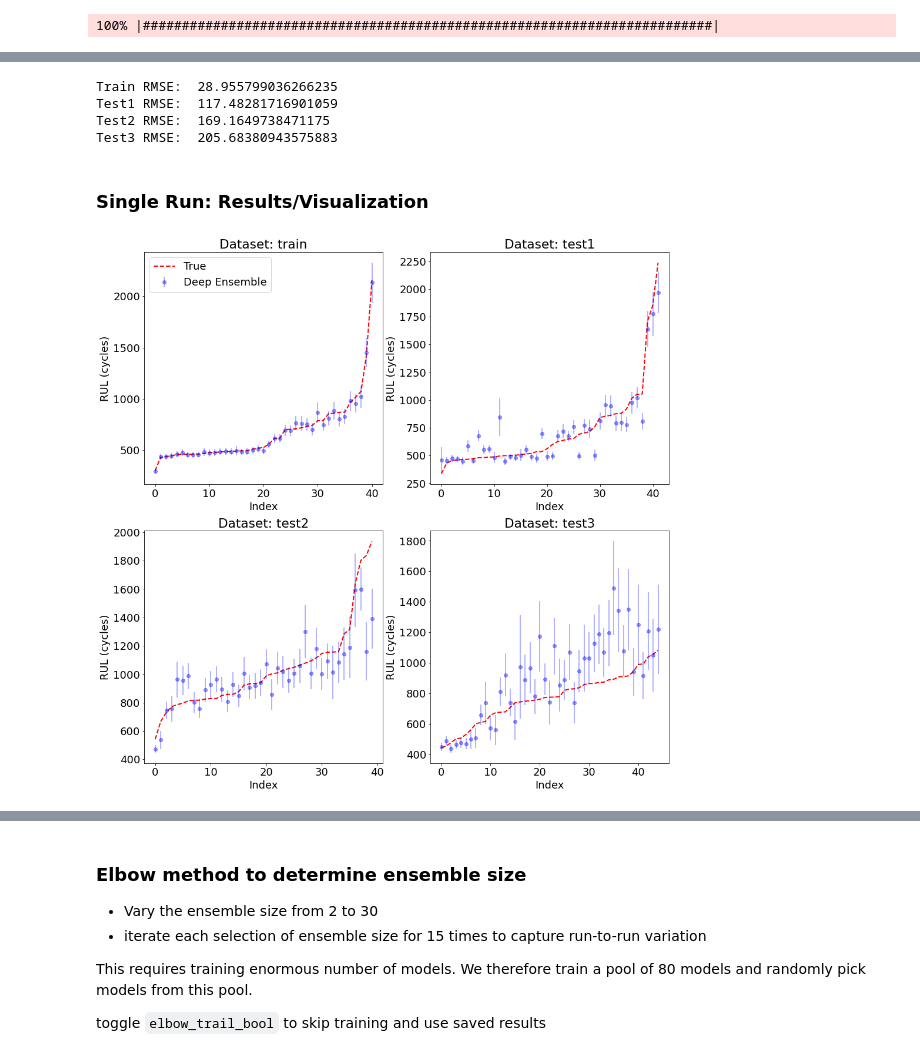
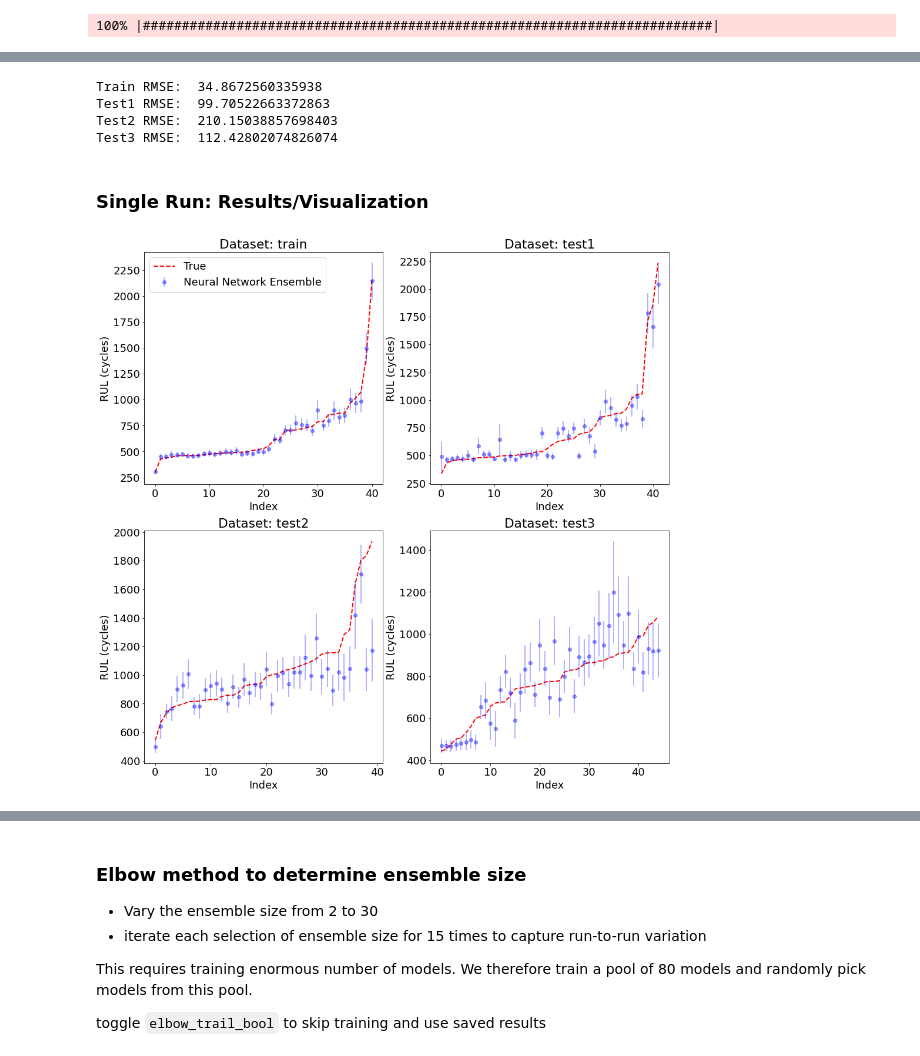
Before and after one commit to VNemani14/UQ_ML_Tutorial, a Jupyter notebook: Case_study_2/UQ_models_train_evaluate_Final-Resnet.ipynb, the cells around one changed output, grey strips where cells are left out. Cells and saved outputs as stored; diff of their text form; code cells hidden in the pictures.

```diff
--- a/Case_study_2/UQ_models_train_evaluate_Final-Resnet.ipynb
+++ b/Case_study_2/UQ_models_train_evaluate_Final-Resnet.ipynb
@@ -258,14 +259,14 @@ def get_ensemble(pred_df, UQmodelcode, nmodels_select):
     Input
     pred_df - dataframe with individual model predictions
               Columns named as "DE_mu_#ofmodel" and "DE_sigma_#ofmodel"
-    UQmodelcode - 'DE' for deep ensemble, 'MC' for MC dropout
+    UQmodelcode - 'NN' for neural network ensemble, 'MC' for MC dropout
     nmodels_select - number of individual models to form the ensemble
     """
     mu_cols = [UQmodelcode + "_mu_"+str(i) for i in range(nmodels_select)]
     sigma_cols = [UQmodelcode + "_sigma_"+str(i) for i in range(nmodels_select)]
 
     mu_eff = pred_df[mu_cols].mean(axis=1)
-    if UQmodelcode=="DE":
+    if UQmodelcode=="NN":
         sigma_eff =  np.sqrt(np.mean(pred_df[mu_cols]**2, axis = 1)
                              + np.mean(pred_df[sigma_cols]**2, axis = 1)
                              - mu_eff**2)
@@ -371,7 +372,7 @@ class GaussianLayer(Layer):
     def compute_output_shape(self, input_shape):
         return [(input_shape[0], self.output_dim), (input_shape[0], self.output_dim)]
 # %%
-def generate_trained_DEmodel(trainX, trainY, nepochs, actfn = 'relu'):
+def generate_trained_NNmodel(trainX, trainY, nepochs, actfn = 'relu'):
     """
     Inputs:
     trainX  - training input of shape (samples, num of features)
@@ -379,7 +380,7 @@ def generate_trained_DEmodel(trainX, trainY, nepochs, actfn = 'relu'):
     nepochs - number of epochs
     actfn   - activation function
     Outputs:
-    get_intermediate - Gaussian layer outputs as function
+    get_gl_function - Gaussian layer outputs as function
     """
     num_res_layers = 2
     n_inp_features = np.shape(trainX)[1]
@@ -410,18 +411,17 @@ def generate_trained_DEmodel(trainX, trainY, nepochs, actfn = 'relu'):
 # First let us do a single run
 prediction_fns, train_rmse = [], []
 nmodels = 10       # Create 10 models and select some based on training error
-nepochs = 6000
 
 pbar=ProgressBar()
 for i in pbar(range(nmodels)):
-    my_func = generate_trained_DEmodel(Xtrain_norm, Ytrain_norm, nepochs, actfn = 'relu')
+    my_func = generate_trained_NNmodel(Xtrain_norm, Ytrain_norm, nepochs = 6000, actfn = 'relu')
     train_rmse.append(get_rmse(Ytrain, (my_func(Xtrain_norm)[0])*np.max(Ytrain)))
     prediction_fns.append(my_func)
 
 nmodels_select = 5  # select these # of models
-final_DE_fns = []
+final_NN_fns = []
 for i in range(nmodels_select):
-    final_DE_fns.append(prediction_fns[np.argsort(train_rmse)[:nmodels_select][i]])
+    final_NN_fns.append(prediction_fns[np.argsort(train_rmse)[:nmodels_select][i]])
 # %% [output]
 100% |#########################################################################|
 # %%
@@ -434,10 +434,10 @@ for myset in dataset:
     result_df = pd.DataFrame(Y, columns = ['True'])
     result_df['dataset'] = myset
     for i in range(nmodels_select):
-        result_df["DE_mu_"+str(i)] = (final_DE_fns[i](Xnorm)[0])*np.max(Ytrain)
-        result_df["DE_sigma_"+str(i)] = (np.sqrt(final_DE_fns[i](Xnorm)[1]))*np.max(Ytrain)
+        result_df["NN_mu_"+str(i)] = (final_NN_fns[i](Xnorm)[0])*np.max(Ytrain)
+        result_df["NN_sigma_"+str(i)] = (np.sqrt(final_NN_fns[i](Xnorm)[1]))*np.max(Ytrain)
 
-    result_df = get_ensemble(result_df, "DE", nmodels_select)
+    result_df = get_ensemble(result_df, "NN", nmodels_select)
     allresults_df = pd.concat([allresults_df, result_df], axis = 0)
 allresults_df.head()
 # %% [output]
@@ -450,36 +450,36 @@ allresults_df.head()
 # %%
 print("Train RMSE: ", get_rmse(allresults_df.loc[allresults_df['dataset']=='train']['True'],
-                               allresults_df.loc[allresults_df['dataset']=='train']['DE_mu_eff']))
+                               allresults_df.loc[allresults_df['dataset']=='train']['NN_mu_eff']))
 print("Test1 RMSE: ", get_rmse(allresults_df.loc[allresults_df['dataset']=='test1']['True'],
-                               allresults_df.loc[allresults_df['dataset']=='test1']['DE_mu_eff']))
+                               allresults_df.loc[allresults_df['dataset']=='test1']['NN_mu_eff']))
 print("Test2 RMSE: ", get_rmse(allresults_df.loc[allresults_df['dataset']=='test2']['True'],
-                               allresults_df.loc[allresults_df['dataset']=='test2']['DE_mu_eff']))
+                               allresults_df.loc[allresults_df['dataset']=='test2']['NN_mu_eff']))
 print("Test3 RMSE: ", get_rmse(allresults_df.loc[allresults_df['dataset']=='test3']['True'],
-                               allresults_df.loc[allresults_df['dataset']=='test3']['DE_mu_eff']))
+                               allresults_df.loc[allresults_df['dataset']=='test3']['NN_mu_eff']))
 # %% [output]
-Train RMSE:  28.955799036266235
-Test1 RMSE:  117.48281716901059
-Test2 RMSE:  169.1649738471175
-Test3 RMSE:  205.68380943575883
+Train RMSE:  34.8672560335938
+Test1 RMSE:  99.70522663372863
+Test2 RMSE:  210.15038857698403
+Test3 RMSE:  112.42802074826074
 # %% [markdown]
 ### Single Run: Results/Visualization
 # %%
 allresults_df_sorted = allresults_df.sort_values(by='True', ascending=True)
 fig, ax = plt.subplots(2,2,figsize=(16, 16))
 for myset, myax in zip(range(len(dataset)),ax.flatten()):
     df = allresults_df_sorted.loc[allresults_df_sorted['dataset']==dataset[myset]]
     myax.plot(range(df.shape[0]), df['True'],
              color='red', linestyle='dashed', linewidth=2, label='True')
-    myax.errorbar(range(df.shape[0]), df['DE_mu_eff'],
-                 yerr = df['DE_sigma_eff'],
-                 fmt='o', color='blue', alpha = 0.4, label='Deep Ensemble')
+    myax.errorbar(range(df.shape[0]), df['NN_mu_eff'],
+                 yerr = df['NN_sigma_eff'],
+                 fmt='o', color='blue', alpha = 0.4, label='Neural Network Ensemble')
     myax.set_title("Dataset: "+ dataset[myset])
     myax.set_xlabel("Index")
     myax.set_ylabel("RUL (cycles)")
     if myset ==0:
         myax.legend()
 # %% [output]
-[figure, old version]
+[figure, new version]
 # %%
 allresults_df_sorted.head()
 # %% [output]
```
Also changed, not shown: parts of 23 cells of this notebook, 5 other files.
